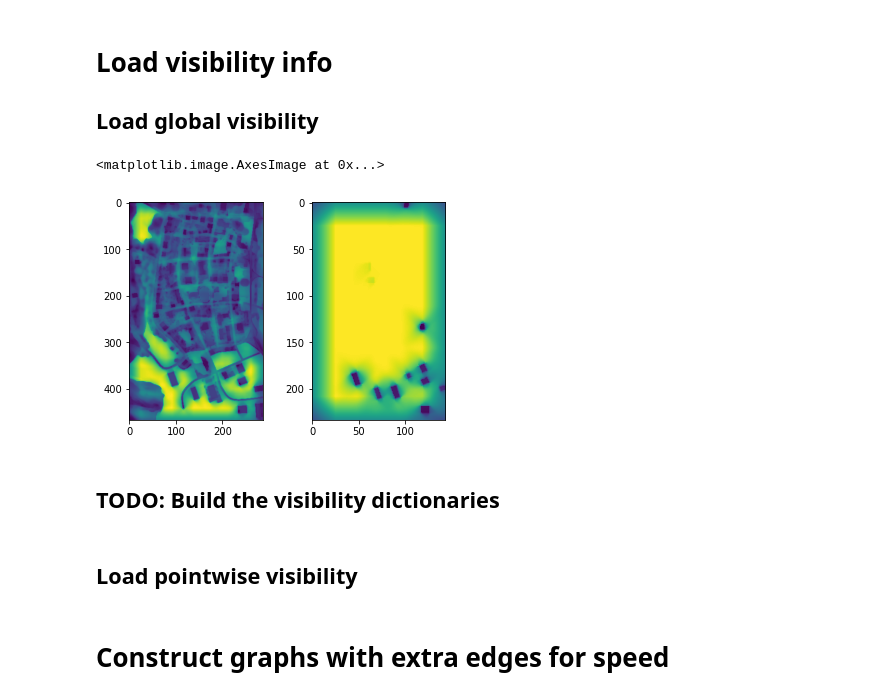
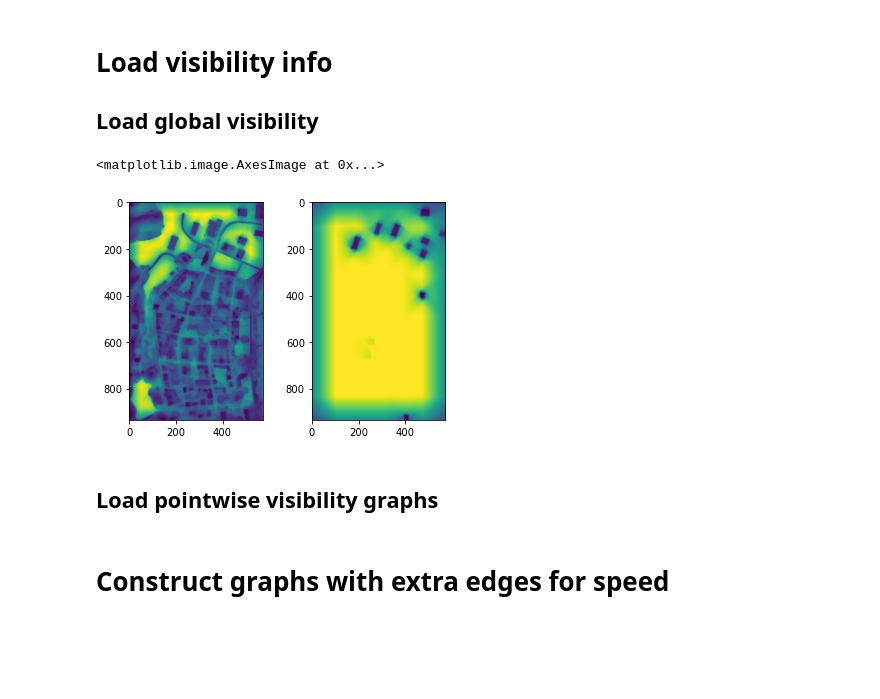
Before and after one commit to ajlangley/multi-robot-patrolling-polymatrix, a Jupyter notebook: cde-b-experiments.ipynb, the cells around one changed output. Saved outputs shown, nothing was run; the diff lists cells and outputs as text; code cells hidden in the pictures; blank space fills up the shorter version.

```diff
--- a/cde-b-experiments.ipynb
+++ b/cde-b-experiments.ipynb
@@ -43,14 +46,12 @@ max_vis_ground = np.max(ground_vis_scores_unnorm)
 max_vis_quad = np.max(quad_vis_scores_unnorm)
 max_vis_score = max(max_vis_ground, max_vis_quad)
 
-ground_vis_scores = ground_vis_scores_unnorm / max_vis_score
-quad_vis_scores = quad_vis_scores_unnorm / max_vis_score
+ground_vis_map = np.flipud(st.resize(ground_vis_scores_unnorm / max_vis_score, height_map.shape))
+quad_vis_map = np.flipud(st.resize(quad_vis_scores_unnorm / max_vis_score, height_map.shape))
 # %%
 fig, axes = plt.subplots(1, 2)
-axes[0].imshow(ground_vis_scores)
-axes[1].imshow(quad_vis_scores)
+axes[0].imshow(ground_vis_map)
+axes[1].imshow(quad_vis_map)
 # %% [output]
 <matplotlib.image.AxesImage at 0x...>
-[figure, old version]
+[figure, new version]
-# %% [markdown]
-## TODO: Build the visibility dictionaries
@@ -60,5 +64,5 @@ def build_vis_dict_from_vis_map():
 # %% [markdown]
-##  Load  pointwise  visibility
+##  Load  pointwise  visibility graphs
 # %%
 pointwise_vis = np.load('assets/cde-b-assets/pointwise_vis.npz')
 # %%
```
Also changed, not shown: parts of 10 cells of this notebook, 3 other files.
